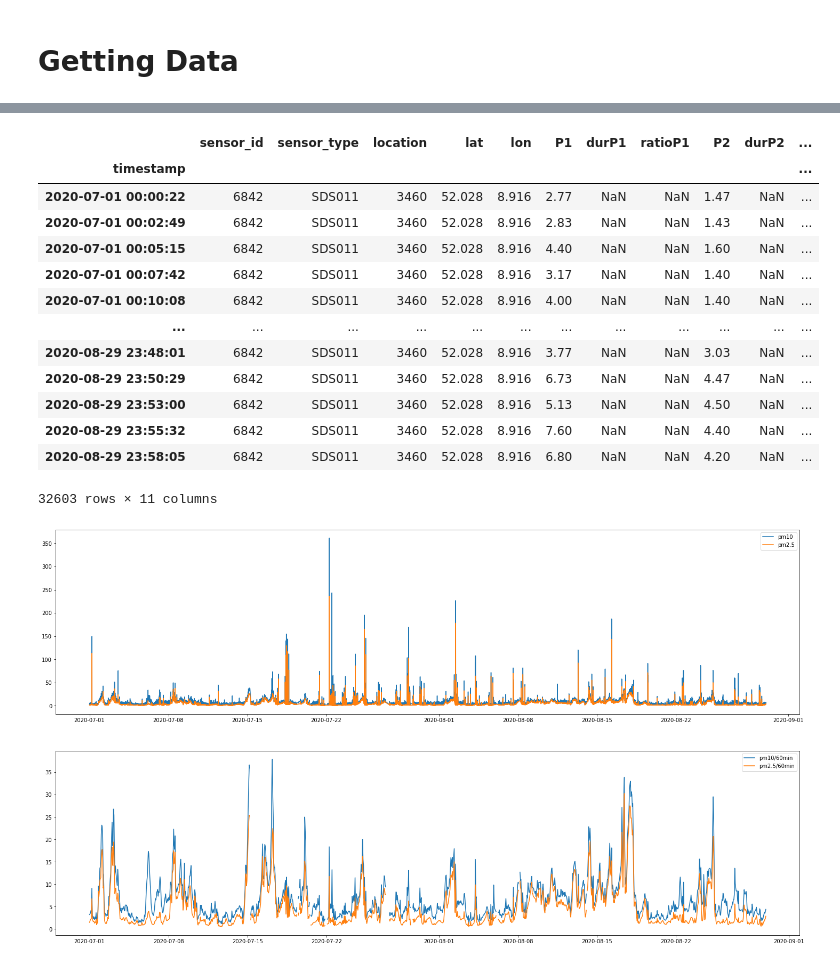
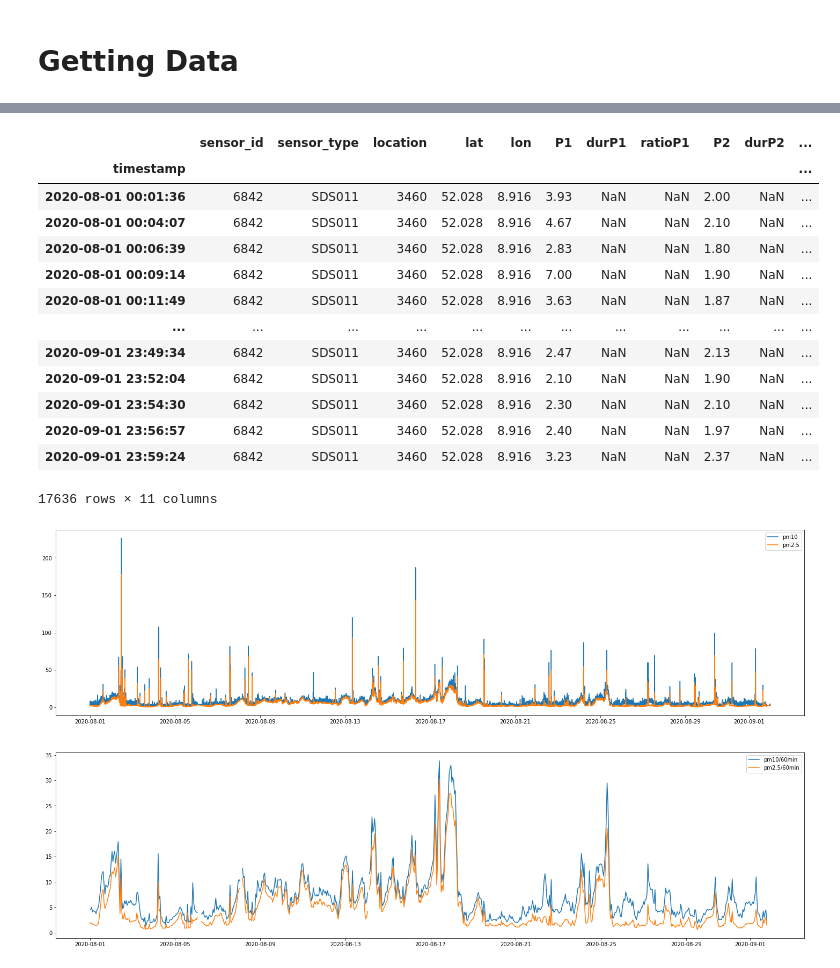
Before and after one commit to Sebastian-Bender/air-pollution, a Jupyter notebook: AirPollution/src/DataExploration.ipynb, the cells around one changed output, grey strips where cells are left out. Cells and saved outputs as stored; diff of their text form; code cells hidden in the pictures.

Commit message:
Testing Date Collection Algorithm

```diff
--- a/AirPollution/src/DataExploration.ipynb
+++ b/AirPollution/src/DataExploration.ipynb
@@ -81,11 +81,14 @@ plt.show()
 # %% [markdown]
 # Getting Data
 # %%
-date = datetime.datetime.strptime('2020-07-01', '%Y-%m-%d').date()
+date = datetime.datetime.strptime('2020-08-01', '%Y-%m-%d').date()
 test = []
 while date < datetime.datetime.now().date():
     d = date.strftime('%Y-%m-%d')
     print(d)
-    test.append(pd.read_csv(f'https://archive.sensor.community/{d}/{d}_sds011_sensor_6842.csv', sep = ';'))
+    try:
+        test.append(pd.read_csv(f'https://archive.sensor.community/{d}/{d}_sds011_sensor_6842.csv', sep = ';'))
+    except:
+        print("\tdoes not exist jet")
     date += datetime.timedelta(days = 1)
 # %% [output]
@@ -135,34 +150,34 @@ comp
 # %% [output]
 |  | sensor_id | sensor_type | location | lat | lon | P1 | durP1 | ratioP1 | P2 | durP2 | ... |
 | timestamp |  |  |  |  |  |  |  |  |  |  | ... |
-| 2020-07-01 00:00:22 | 6842 | SDS011 | 3460 | 52.028 | 8.916 | 2.77 | NaN | NaN | 1.47 | NaN | ... |
-| 2020-07-01 00:02:49 | 6842 | SDS011 | 3460 | 52.028 | 8.916 | 2.83 | NaN | NaN | 1.43 | NaN | ... |
-| 2020-07-01 00:05:15 | 6842 | SDS011 | 3460 | 52.028 | 8.916 | 4.40 | NaN | NaN | 1.60 | NaN | ... |
-| 2020-07-01 00:07:42 | 6842 | SDS011 | 3460 | 52.028 | 8.916 | 3.17 | NaN | NaN | 1.40 | NaN | ... |
-| 2020-07-01 00:10:08 | 6842 | SDS011 | 3460 | 52.028 | 8.916 | 4.00 | NaN | NaN | 1.40 | NaN | ... |
+| 2020-08-01 00:01:36 | 6842 | SDS011 | 3460 | 52.028 | 8.916 | 3.93 | NaN | NaN | 2.00 | NaN | ... |
+| 2020-08-01 00:04:07 | 6842 | SDS011 | 3460 | 52.028 | 8.916 | 4.67 | NaN | NaN | 2.10 | NaN | ... |
+| 2020-08-01 00:06:39 | 6842 | SDS011 | 3460 | 52.028 | 8.916 | 2.83 | NaN | NaN | 1.80 | NaN | ... |
+| 2020-08-01 00:09:14 | 6842 | SDS011 | 3460 | 52.028 | 8.916 | 7.00 | NaN | NaN | 1.90 | NaN | ... |
+| 2020-08-01 00:11:49 | 6842 | SDS011 | 3460 | 52.028 | 8.916 | 3.63 | NaN | NaN | 1.87 | NaN | ... |
 | ... | ... | ... | ... | ... | ... | ... | ... | ... | ... | ... | ... |
-| 2020-08-29 23:48:01 | 6842 | SDS011 | 3460 | 52.028 | 8.916 | 3.77 | NaN | NaN | 3.03 | NaN | ... |
-| 2020-08-29 23:50:29 | 6842 | SDS011 | 3460 | 52.028 | 8.916 | 6.73 | NaN | NaN | 4.47 | NaN | ... |
-| 2020-08-29 23:53:00 | 6842 | SDS011 | 3460 | 52.028 | 8.916 | 5.13 | NaN | NaN | 4.50 | NaN | ... |
-| 2020-08-29 23:55:32 | 6842 | SDS011 | 3460 | 52.028 | 8.916 | 7.60 | NaN | NaN | 4.40 | NaN | ... |
-| 2020-08-29 23:58:05 | 6842 | SDS011 | 3460 | 52.028 | 8.916 | 6.80 | NaN | NaN | 4.20 | NaN | ... |
+| 2020-09-01 23:49:34 | 6842 | SDS011 | 3460 | 52.028 | 8.916 | 2.47 | NaN | NaN | 2.13 | NaN | ... |
+| 2020-09-01 23:52:04 | 6842 | SDS011 | 3460 | 52.028 | 8.916 | 2.10 | NaN | NaN | 1.90 | NaN | ... |
+| 2020-09-01 23:54:30 | 6842 | SDS011 | 3460 | 52.028 | 8.916 | 2.30 | NaN | NaN | 2.10 | NaN | ... |
+| 2020-09-01 23:56:57 | 6842 | SDS011 | 3460 | 52.028 | 8.916 | 2.40 | NaN | NaN | 1.97 | NaN | ... |
+| 2020-09-01 23:59:24 | 6842 | SDS011 | 3460 | 52.028 | 8.916 | 3.23 | NaN | NaN | 2.37 | NaN | ... |
-32603 rows × 11 columns
+17636 rows × 11 columns
 # %%
 plt.figure(figsize = [25, 14])
 
 plt.subplot(211)
 plt.plot(comp['P1'], '-', label = 'pm10')
 plt.plot(comp['P2'], '-', label = 'pm2.5')
 plt.legend()
 
 
 resampleTime = 60
-comp = comp.resample(f'{resampleTime}min').mean()
+comp2 = comp.resample(f'{resampleTime}min').mean()
 plt.subplot(212)
-plt.plot(comp['P1'], '-', label = f'pm10/{resampleTime}min')
-plt.plot(comp['P2'], '-', label = f'pm2.5/{resampleTime}min')
+plt.plot(comp2['P1'], '-', label = f'pm10/{resampleTime}min')
+plt.plot(comp2['P2'], '-', label = f'pm2.5/{resampleTime}min')
 plt.legend()
 
 plt.show()
 # %% [output]
-[figure, old version]
+[figure, new version]
```
Also changed, not shown: parts of 9 cells of this notebook, 1 other file.
